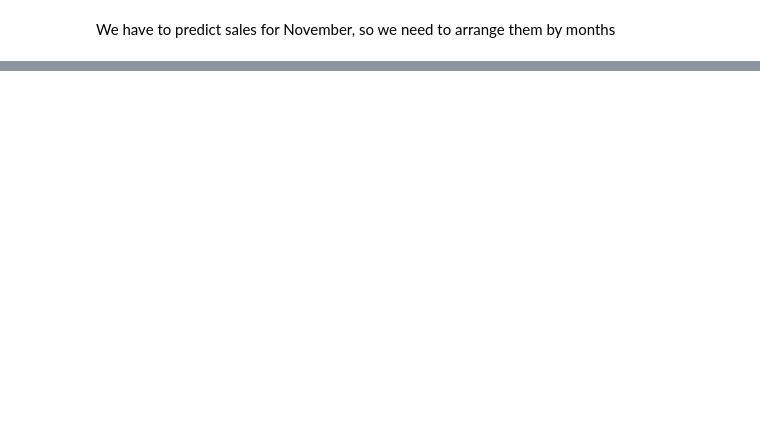
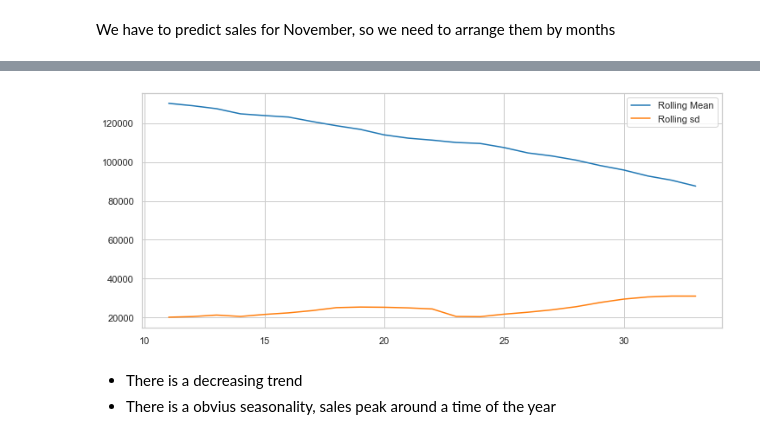
Before and after one commit to adriancervero/kaggle, a Jupyter notebook: predict-future-sales/predict-future-sales.ipynb, the cells around one changed output, grey strips where cells are left out. Cells and saved outputs as stored; diff of their text form; code cells hidden in the pictures; blank space fills up the shorter version.

```diff
--- a/predict-future-sales/predict-future-sales.ipynb
+++ b/predict-future-sales/predict-future-sales.ipynb
@@ -124,0 +119,11 @@ Dataset has 8 features
+# %%
+plt.figure(figsize=(12,5));
+
+plt.plot(total_sales.rolling(window=12,center=False).mean(),label='Rolling Mean');
+plt.plot(total_sales.rolling(window=12,center=False).std(),label='Rolling sd');
+plt.legend();
+# %% [output]
+[figure, added]
+# %% [markdown]
+* There is a decreasing trend
+* There is a obvius seasonality, sales peak around a time of the year
```
Also changed, not shown: parts of 28 cells of this notebook.
